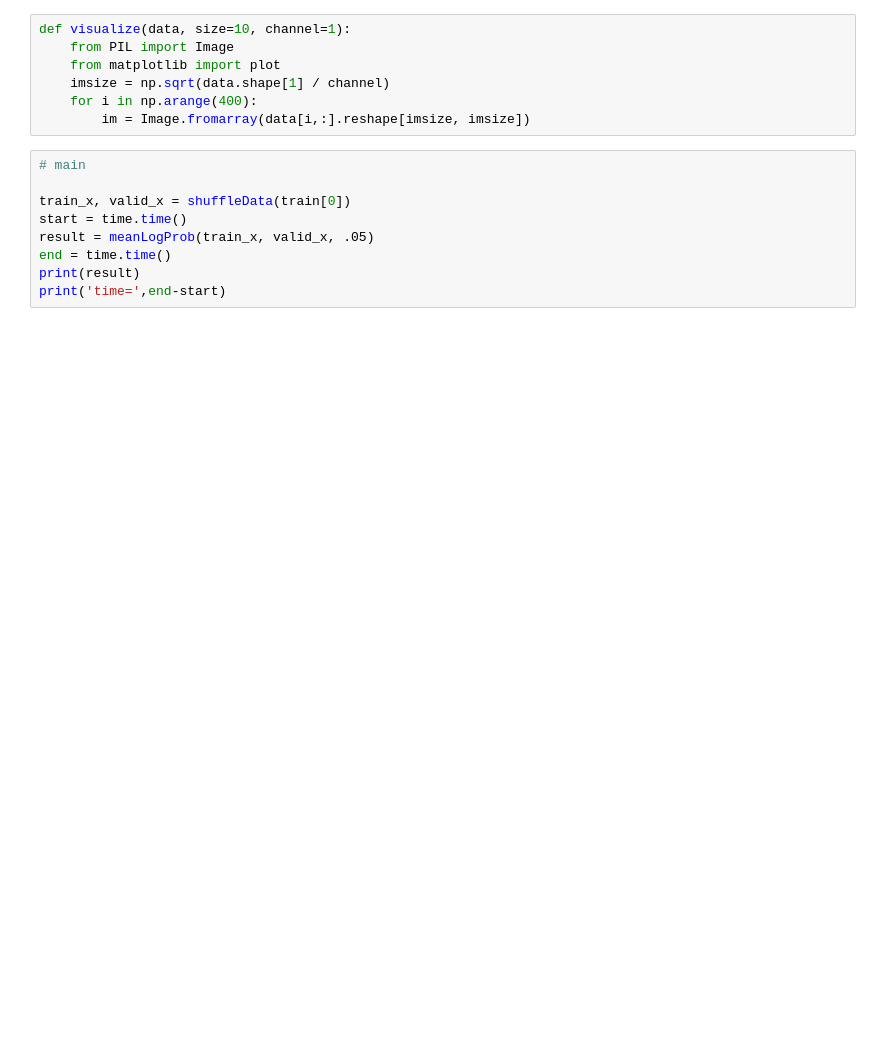
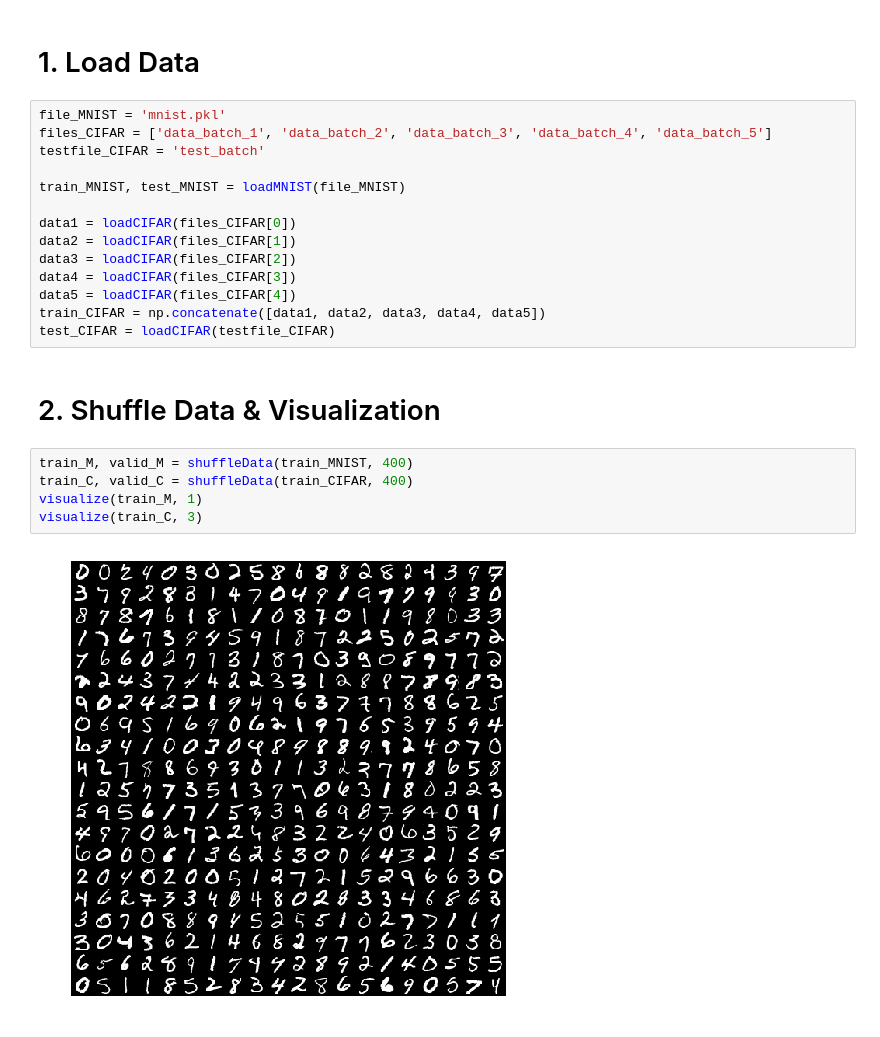
Before and after one commit to hangyao/Enlitic, a Jupyter notebook: code.ipynb, the cells around one changed output. Saved outputs shown, nothing was run; the diff lists cells and outputs as text; blank space fills up the shorter version.

```diff
--- a/code.ipynb
+++ b/code.ipynb
@@ -64,16 +5,25 @@ for file in files:
-# %%
-def visualize(data, size=10, channel=1):
-    from PIL import Image
-    from matplotlib import plot
-    imsize = np.sqrt(data.shape[1] / channel)
-    for i in np.arange(400):
-        im = Image.fromarray(data[i,:].reshape[imsize, imsize])
-# %%
-# main
-
-train_x, valid_x = shuffleData(train[0])
-start = time.time()
-result = meanLogProb(train_x, valid_x, .05)
-end = time.time()
-print(result)
-print('time=',end-start)
+# %% [markdown]
+# 1. Load Data
+# %%
+file_MNIST = 'mnist.pkl'
+files_CIFAR = ['data_batch_1', 'data_batch_2', 'data_batch_3', 'data_batch_4', 'data_batch_5']
+testfile_CIFAR = 'test_batch'
+
+train_MNIST, test_MNIST = loadMNIST(file_MNIST)
+
+data1 = loadCIFAR(files_CIFAR[0])
+data2 = loadCIFAR(files_CIFAR[1])
+data3 = loadCIFAR(files_CIFAR[2])
+data4 = loadCIFAR(files_CIFAR[3])
+data5 = loadCIFAR(files_CIFAR[4])
+train_CIFAR = np.concatenate([data1, data2, data3, data4, data5])
+test_CIFAR = loadCIFAR(testfile_CIFAR)
+# %% [markdown]
+# 2. Shuffle Data & Visualization
+# %%
+train_M, valid_M = shuffleData(train_MNIST, 400)
+train_C, valid_C = shuffleData(train_CIFAR, 400)
+visualize(train_M, 1)
+visualize(train_C, 3)
+# %% [output]
+[figure, added]
```
Also changed, not shown: parts of 6 cells of this notebook, 2 other files.
